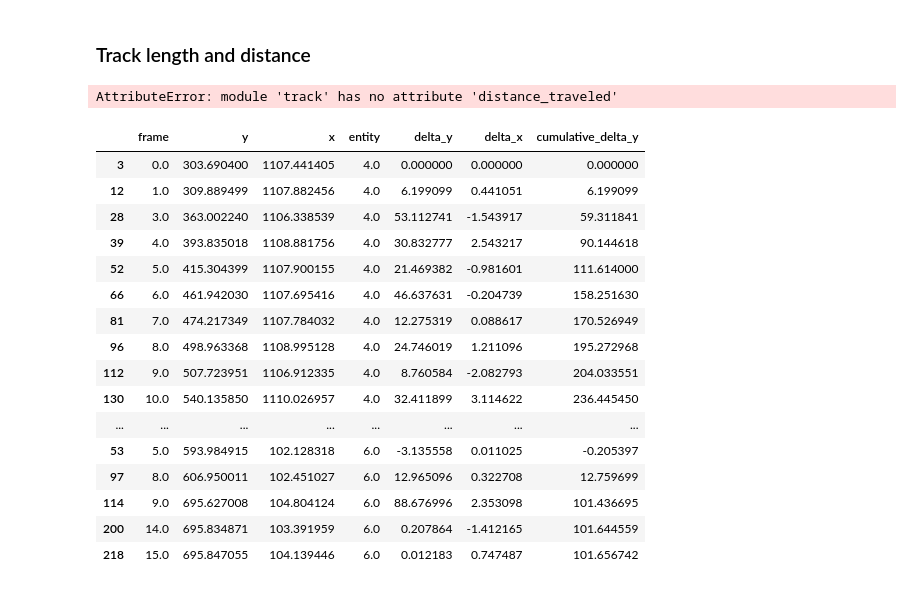
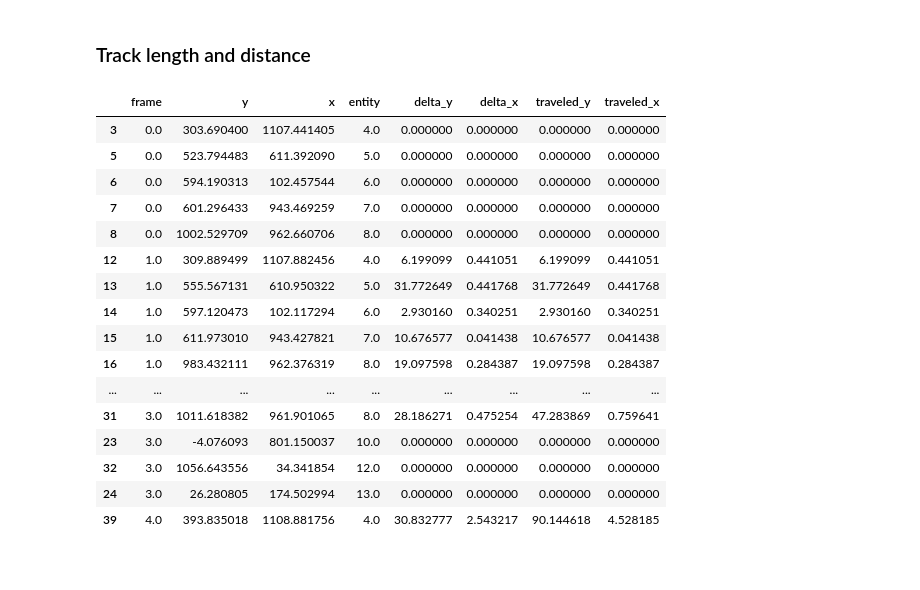
Before and after one commit to GideonJagen/EV-MAGIK, a Jupyter notebook: notebooks/inference.ipynb, the cells around one changed output. Cells and saved outputs as stored; diff of their text form; code cells hidden in the pictures.

```diff
--- a/notebooks/inference.ipynb
+++ b/notebooks/inference.ipynb
@@ -177,33 +209,23 @@ track.plot_trajectories(tracks_stills_removed, tiff_path, output_path, pages_bat
 # %%
 tracks = tracks_stills_removed
 
 tracks = track.distance_traveled(tracks)
+tracks.head(20)
 # %% [output]
-AttributeError: module 'track' has no attribute 'distance_traveled'
+|  | frame | y | x | entity | delta_y | delta_x | traveled_y | traveled_x |
+| 3 | 0.0 | 303.690400 | 1107.441405 | 4.0 | 0.000000 | 0.000000 | 0.000000 | 0.000000 |
+| 5 | 0.0 | 523.794483 | 611.392090 | 5.0 | 0.000000 | 0.000000 | 0.000000 | 0.000000 |
+| 6 | 0.0 | 594.190313 | 102.457544 | 6.0 | 0.000000 | 0.000000 | 0.000000 | 0.000000 |
+| 7 | 0.0 | 601.296433 | 943.469259 | 7.0 | 0.000000 | 0.000000 | 0.000000 | 0.000000 |
+| 8 | 0.0 | 1002.529709 | 962.660706 | 8.0 | 0.000000 | 0.000000 | 0.000000 | 0.000000 |
+| 12 | 1.0 | 309.889499 | 1107.882456 | 4.0 | 6.199099 | 0.441051 | 6.199099 | 0.441051 |
+| 13 | 1.0 | 555.567131 | 610.950322 | 5.0 | 31.772649 | 0.441768 | 31.772649 | 0.441768 |
+| 14 | 1.0 | 597.120473 | 102.117294 | 6.0 | 2.930160 | 0.340251 | 2.930160 | 0.340251 |
+| 15 | 1.0 | 611.973010 | 943.427821 | 7.0 | 10.676577 | 0.041438 | 10.676577 | 0.041438 |
+| 16 | 1.0 | 983.432111 | 962.376319 | 8.0 | 19.097598 | 0.284387 | 19.097598 | 0.284387 |
+| ... | ... | ... | ... | ... | ... | ... | ... | ... |
+| 31 | 3.0 | 1011.618382 | 961.901065 | 8.0 | 28.186271 | 0.475254 | 47.283869 | 0.759641 |
+| 23 | 3.0 | -4.076093 | 801.150037 | 10.0 | 0.000000 | 0.000000 | 0.000000 | 0.000000 |
+| 32 | 3.0 | 1056.643556 | 34.341854 | 12.0 | 0.000000 | 0.000000 | 0.000000 | 0.000000 |
+| 24 | 3.0 | 26.280805 | 174.502994 | 13.0 | 0.000000 | 0.000000 | 0.000000 | 0.000000 |
+| 39 | 4.0 | 393.835018 | 1108.881756 | 4.0 | 30.832777 | 2.543217 | 90.144618 | 4.528185 |
-# %%
-sorted_tracks = tracks.sort_values(['entity', 'frame'])
-sorted_tracks['delta_y'] = sorted_tracks['y'].diff()
-sorted_tracks['delta_x'] = sorted_tracks['x'].diff()
-sorted_tracks.loc[sorted_tracks['entity'].diff() != 0, ['delta_y', 'delta_x']] = 0
-
-sorted_tracks['cumulative_delta_y'] = sorted_tracks.groupby('entity')['delta_y'].cumsum()
-
-sorted_tracks.head(50)
-# %% [output]
-|  | frame | y | x | entity | delta_y | delta_x | cumulative_delta_y |
-| 3 | 0.0 | 303.690400 | 1107.441405 | 4.0 | 0.000000 | 0.000000 | 0.000000 |
-| 12 | 1.0 | 309.889499 | 1107.882456 | 4.0 | 6.199099 | 0.441051 | 6.199099 |
-| 28 | 3.0 | 363.002240 | 1106.338539 | 4.0 | 53.112741 | -1.543917 | 59.311841 |
-| 39 | 4.0 | 393.835018 | 1108.881756 | 4.0 | 30.832777 | 2.543217 | 90.144618 |
-| 52 | 5.0 | 415.304399 | 1107.900155 | 4.0 | 21.469382 | -0.981601 | 111.614000 |
-| 66 | 6.0 | 461.942030 | 1107.695416 | 4.0 | 46.637631 | -0.204739 | 158.251630 |
-| 81 | 7.0 | 474.217349 | 1107.784032 | 4.0 | 12.275319 | 0.088617 | 170.526949 |
-| 96 | 8.0 | 498.963368 | 1108.995128 | 4.0 | 24.746019 | 1.211096 | 195.272968 |
-| 112 | 9.0 | 507.723951 | 1106.912335 | 4.0 | 8.760584 | -2.082793 | 204.033551 |
-| 130 | 10.0 | 540.135850 | 1110.026957 | 4.0 | 32.411899 | 3.114622 | 236.445450 |
-| ... | ... | ... | ... | ... | ... | ... | ... |
-| 53 | 5.0 | 593.984915 | 102.128318 | 6.0 | -3.135558 | 0.011025 | -0.205397 |
-| 97 | 8.0 | 606.950011 | 102.451027 | 6.0 | 12.965096 | 0.322708 | 12.759699 |
-| 114 | 9.0 | 695.627008 | 104.804124 | 6.0 | 88.676996 | 2.353098 | 101.436695 |
-| 200 | 14.0 | 695.834871 | 103.391959 | 6.0 | 0.207864 | -1.412165 | 101.644559 |
-| 218 | 15.0 | 695.847055 | 104.139446 | 6.0 | 0.012183 | 0.747487 | 101.656742 |
```
Also changed, not shown: parts of 4 cells of this notebook, 1 other file.
